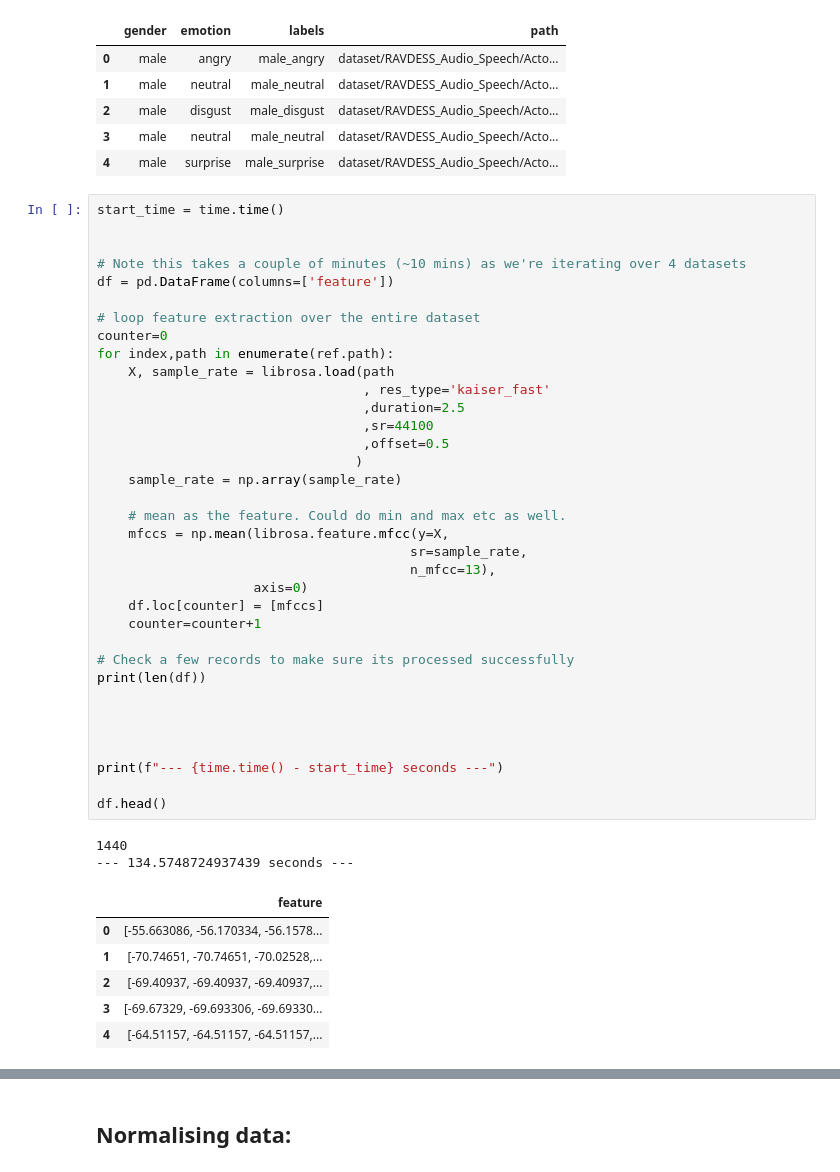
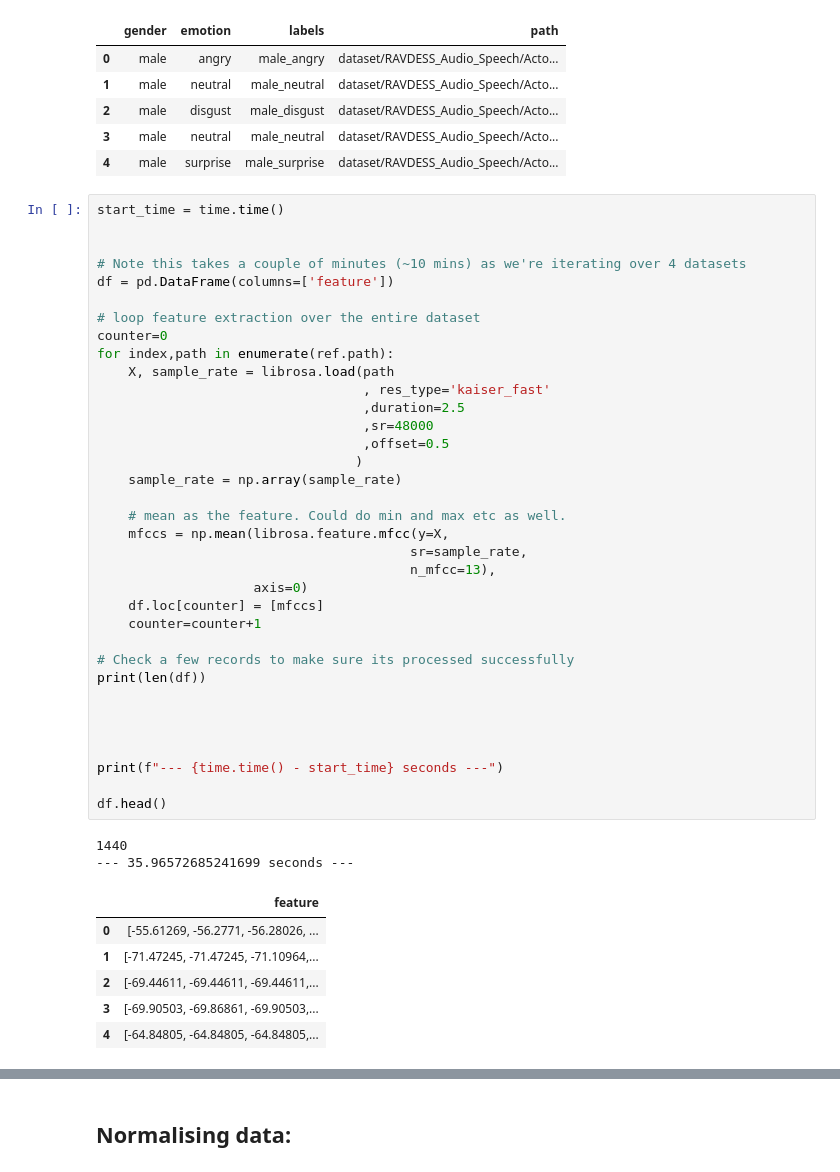
Before and after one commit to TulioChiodi/AEmotion, a Jupyter notebook: Baseline_Model_Playground.ipynb, the cells around one changed output, grey strips where cells are left out. Drawn from its saved outputs; the diff is of its cells as text.

```diff
--- a/Baseline_Model_Playground.ipynb
+++ b/Baseline_Model_Playground.ipynb
@@ -58,40 +58,40 @@ df = pd.DataFrame(columns=['feature'])
 # loop feature extraction over the entire dataset
 counter=0
 for index,path in enumerate(ref.path):
     X, sample_rate = librosa.load(path
                                   , res_type='kaiser_fast'
                                   ,duration=2.5
-                                  ,sr=44100
+                                  ,sr=48000
                                   ,offset=0.5
                                  )
     sample_rate = np.array(sample_rate)
 
     # mean as the feature. Could do min and max etc as well.
     mfccs = np.mean(librosa.feature.mfcc(y=X,
                                         sr=sample_rate,
                                         n_mfcc=13),
                     axis=0)
     df.loc[counter] = [mfccs]
     counter=counter+1
 
 # Check a few records to make sure its processed successfully
 print(len(df))
 
 
 
 
 print(f"--- {time.time() - start_time} seconds ---")
 
 df.head()
 # %% [output]
 1440
---- 134.5748724937439 seconds ---
+--- 35.96572685241699 seconds ---
 |  | feature |
-| 0 | [-55.663086, -56.170334, -56.1578... |
-| 1 | [-70.74651, -70.74651, -70.02528,... |
-| 2 | [-69.40937, -69.40937, -69.40937,... |
-| 3 | [-69.67329, -69.693306, -69.69330... |
-| 4 | [-64.51157, -64.51157, -64.51157,... |
+| 0 | [-55.61269, -56.2771, -56.28026, ... |
+| 1 | [-71.47245, -71.47245, -71.10964,... |
+| 2 | [-69.44611, -69.44611, -69.44611,... |
+| 3 | [-69.90503, -69.86861, -69.90503,... |
+| 4 | [-64.84805, -64.84805, -64.84805,... |
 # %%
 df_processed = pd.concat([ref,pd.DataFrame(df['feature'].values.tolist())],axis=1)
 df_processed[:5]
```
Also changed, not shown: parts of 35 cells of this notebook.
